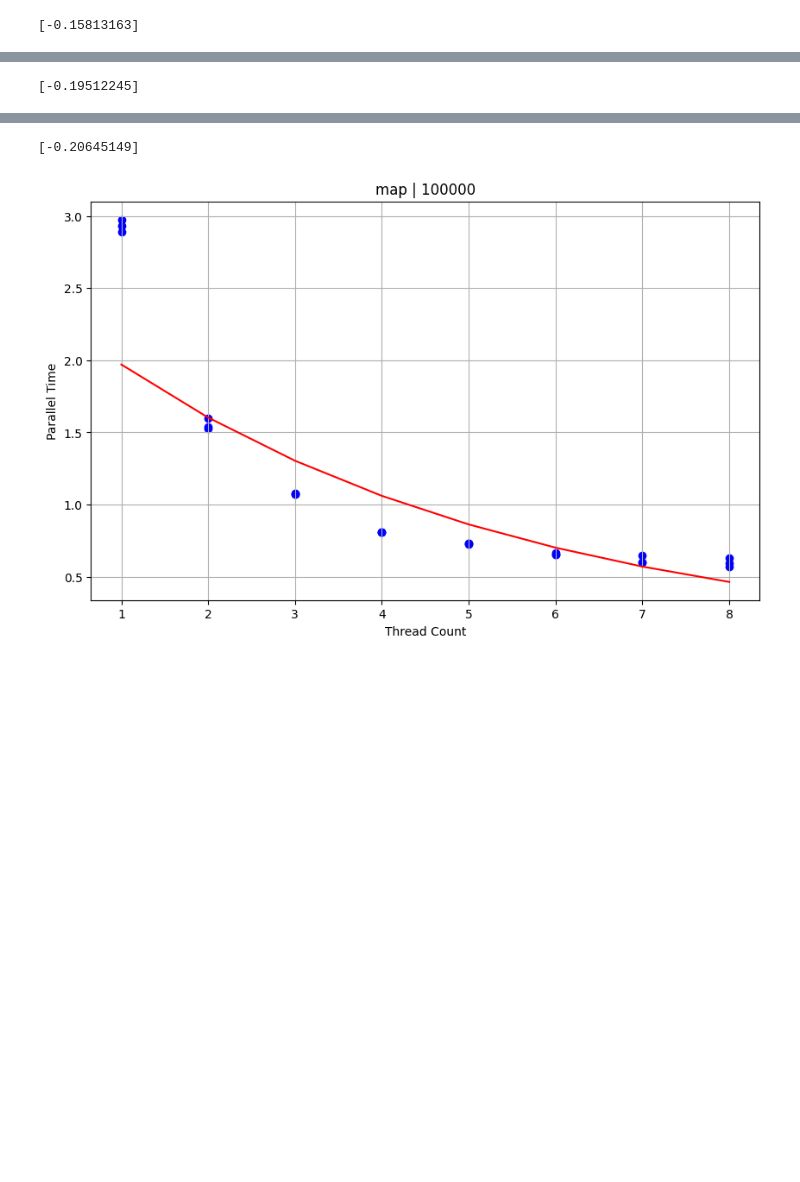
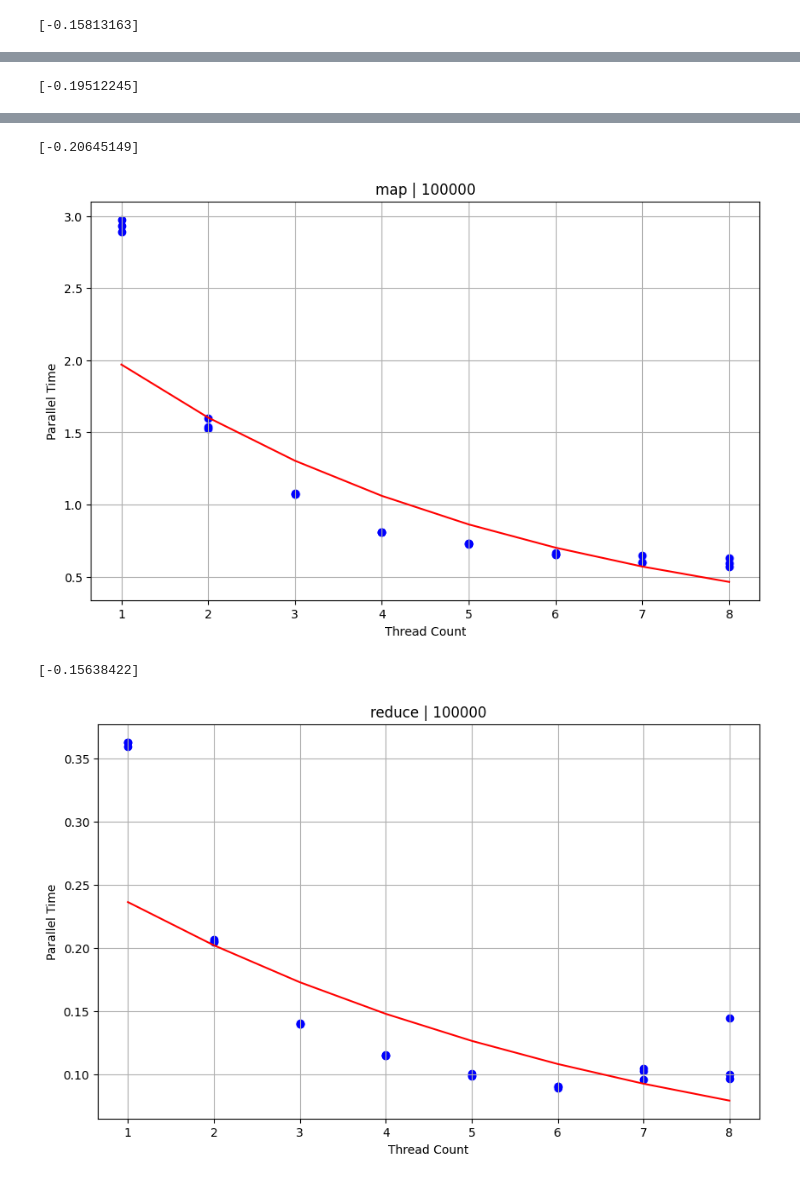
Before and after one commit to jhbarr/CSC-297, a Jupyter notebook: graph_plots.ipynb, the cells around one changed output, grey strips where cells are left out. Drawn from its saved outputs; the diff is of its cells as text; code cells hidden in the pictures; blank space fills up the shorter version.

Commit message:
Added data visualization for reduce

```diff
--- a/graph_plots.ipynb
+++ b/graph_plots.ipynb
@@ -5,10 +5,10 @@ import numpy as np
 from sklearn.linear_model import LinearRegression
 # %%
 # files = ['reduce', 'map', 'filter']
-files = ['filter', 'filter_2', 'map']
+files = ['filter', 'filter_2', 'map', 'reduce']
 
 for file in files:
-    df = pd.read_csv(f"Web Workers/Data/{file}_data.csv")
+    df = pd.read_csv(f"Worker Threads - NodeJS/Data/{file}_data.csv")
     i = df['Array Size'][0]
 
     # Prepare data
@@ -19,30 +19,32 @@ for file in files:
     model = LinearRegression()
     model.fit(grouped[['Thread Count']], grouped['Natural Log Time'])
     X_pred = grouped[['Thread Count']]
     ln_pred = model.predict(X_pred)
 
     # Convert predictions back to original scale: Parallel Time = exp(predicted ln(time))
     parallel_time_pred = np.exp(ln_pred)
 
     print(model.coef_)
 
     # Create scatter plot
     plt.figure(figsize=(10, 6))
     plt.scatter(df['Thread Count'], df['Parallel Time'], color='blue')
     plt.plot(grouped['Thread Count'], parallel_time_pred, color='red', label='Regression Fit (exp model)')
 
     # Add labels and title
     plt.xlabel('Thread Count')
     plt.ylabel('Parallel Time')
     plt.title(f"{file} | {i}")
     plt.grid(True)
 
     # Show the plot
     plt.show()
 # %% [output]
 [-0.15813163]
 [figure]
 [-0.19512245]
 [figure]
 [-0.20645149]
 [figure]
+[-0.15638422]
+[figure, added]
```
Also changed, not shown: 2 other files.
